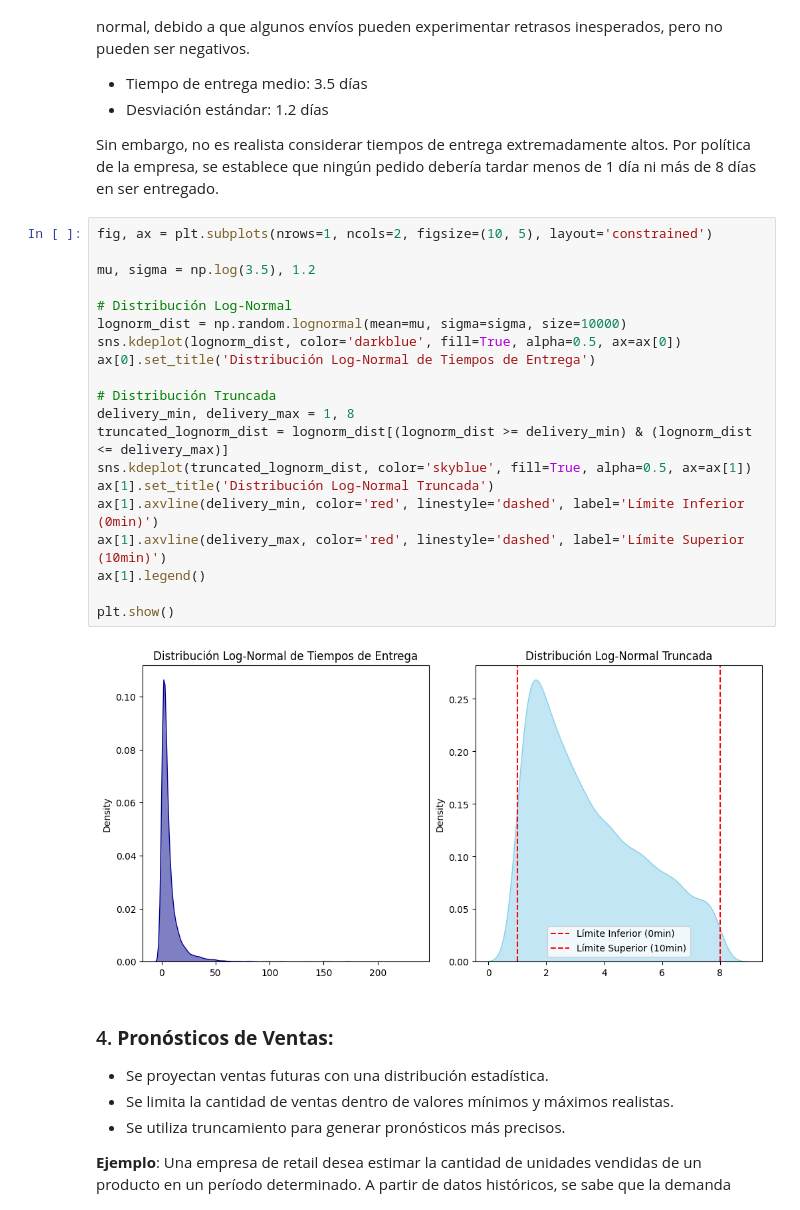
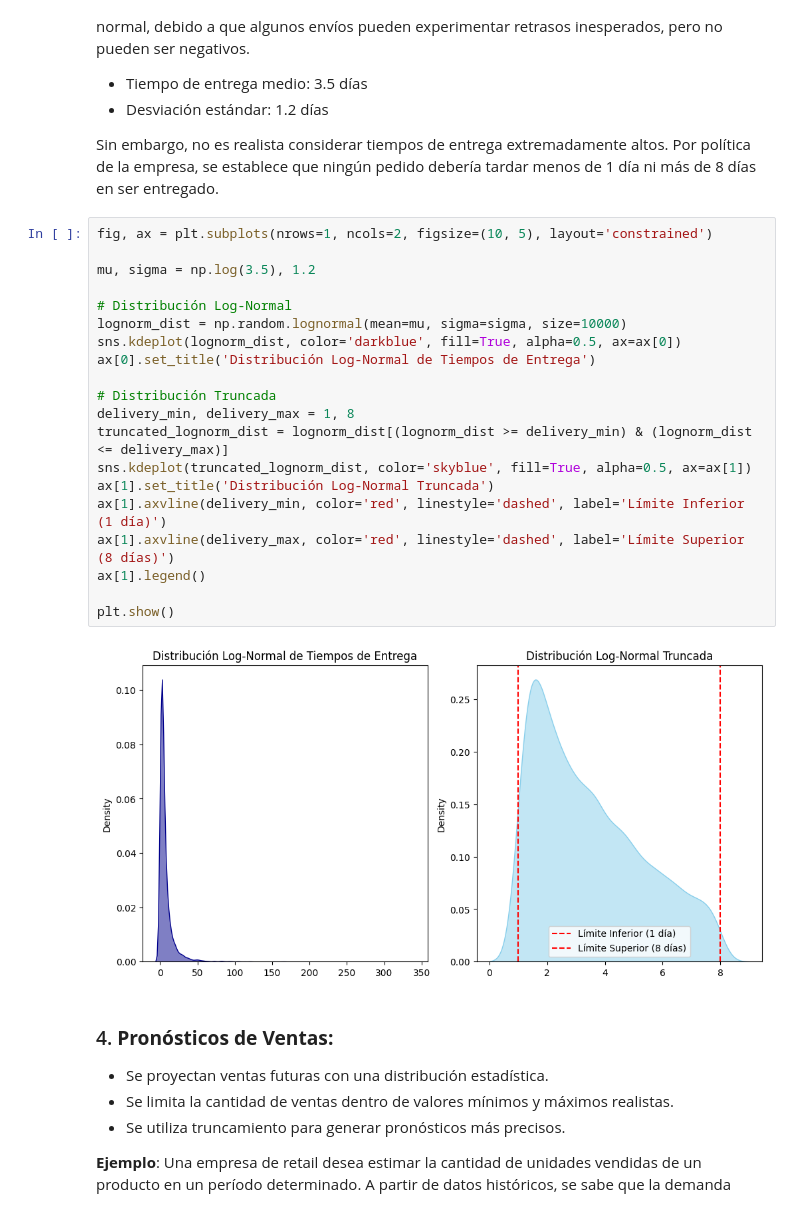
Before and after one commit to Tomaslopera/Truncamiento, a Jupyter notebook: Truncamiento.ipynb, the cells around one changed output. Drawn from its saved outputs; the diff is of its cells as text.

```diff
--- a/Truncamiento.ipynb
+++ b/Truncamiento.ipynb
@@ -260,25 +260,25 @@ Sin embargo, no es realista considerar tiempos de entrega extremadamente altos.
 # %%
 fig, ax = plt.subplots(nrows=1, ncols=2, figsize=(10, 5), layout='constrained')
 
 mu, sigma = np.log(3.5), 1.2
 
 # Distribución Log-Normal
 lognorm_dist = np.random.lognormal(mean=mu, sigma=sigma, size=10000)
 sns.kdeplot(lognorm_dist, color='darkblue', fill=True, alpha=0.5, ax=ax[0])
 ax[0].set_title('Distribución Log-Normal de Tiempos de Entrega')
 
 # Distribución Truncada
 delivery_min, delivery_max = 1, 8
 truncated_lognorm_dist = lognorm_dist[(lognorm_dist >= delivery_min) & (lognorm_dist <= delivery_max)]
 sns.kdeplot(truncated_lognorm_dist, color='skyblue', fill=True, alpha=0.5, ax=ax[1])
 ax[1].set_title('Distribución Log-Normal Truncada')
-ax[1].axvline(delivery_min, color='red', linestyle='dashed', label='Límite Inferior (0min)')
-ax[1].axvline(delivery_max, color='red', linestyle='dashed', label='Límite Superior (10min)')
+ax[1].axvline(delivery_min, color='red', linestyle='dashed', label='Límite Inferior (1 día)')
+ax[1].axvline(delivery_max, color='red', linestyle='dashed', label='Límite Superior (8 días)')
 ax[1].legend()
 
 plt.show()
 # %% [output]
-[figure, old version]
+[figure, new version]
 # %% [markdown]
 ### 4. **Pronósticos de Ventas:**
    - Se proyectan ventas futuras con una distribución estadística.
```
Also changed, not shown: parts of 4 cells of this notebook.
